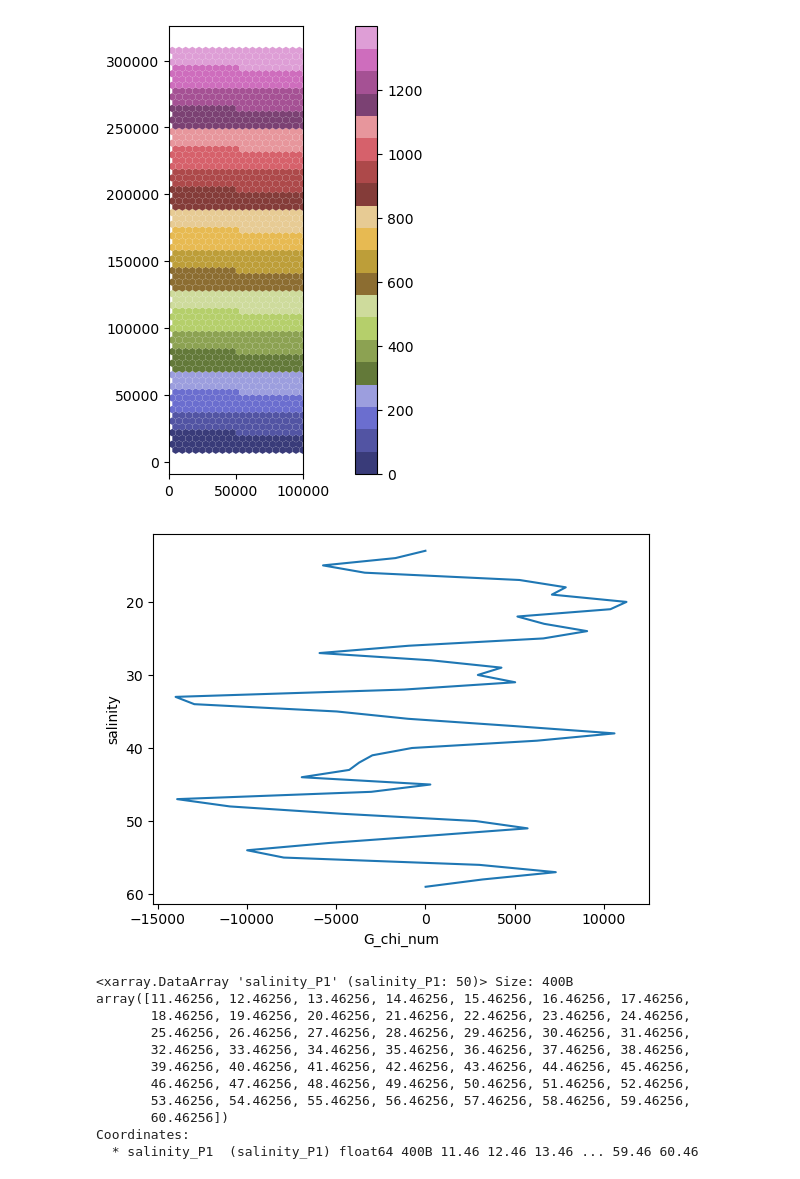
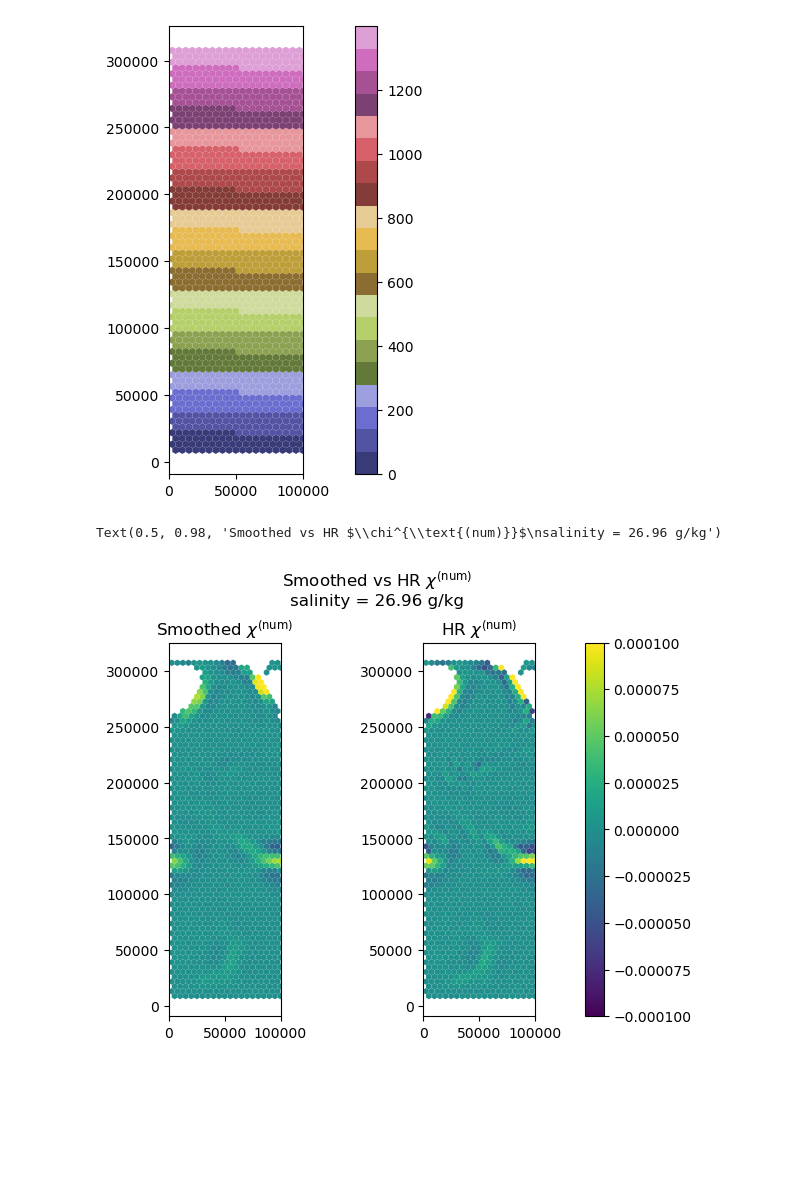
Before and after one commit to kailauyeda/WMT_DVD, a Jupyter notebook: bichan/analysis/spatial_smoothing.ipynb, the cells around one changed output. Drawn from its saved outputs; the diff is of its cells as text; code cells hidden in the pictures; blank space fills up the shorter version.

```diff
--- a/bichan/analysis/spatial_smoothing.ipynb
+++ b/bichan/analysis/spatial_smoothing.ipynb
@@ -83,7 +187,8 @@ ss_ds_output['salinity'] = ss_ds_output.salinity.bfill(dim= 'nVertLevels', limit
 
 ss_ds_output['salinity_P1'] = ss_ds_grid.interp(ss_ds_output.salinity, 'Z', padding = 'extend')
 
-mesh = xr.open_dataset(filepath + f'{sim_res}_channel_init.nc').assign_coords({'xr_idx': n_to_xr_idx(mesh.indexToCellID)})
+mesh = xr.open_dataset(filepath + f'{sim_res}_channel_init.nc')
+mesh = mesh.assign_coords({'xr_idx': n_to_xr_idx(mesh.indexToCellID)})
 descriptor = mosaic.Descriptor(mesh, use_latlon=False)
 
 time_idx = 500
@@ -267 +293,30 @@ while len(used_cells) < len(mesh.nCells):
+# %%
+# compare the smoothed vs unsmoothed plots
+# on salinity surfaces
+chi_num_salinity = grid.transform((avg_ds_output.chiSpurSaltBR08),
+                                   'Z',
+                                   target_coords_P1,
+                                   method = 'conservative',
+                                   target_data = avg_ds_output.salinity_P1)
+HR_chi = chi_num_salinity.to_dataset(name = 'chi_num_salinity').rename({'salinity_P1' : 'salinity'})
+
+# visualize the mesh
+fig,ax = plt.subplots(nrows=1, ncols =2, constrained_layout=True)
+salinity_idx = 15
+vmax_val = 1e-4
+vmin_val = -vmax_val
+
+a = mosaic.polypcolor(ax[0], descriptor, avg_chi.isel(Time=-1,salinity= salinity_idx),vmin= vmin_val, vmax = vmax_val)
+b = mosaic.polypcolor(ax[1], descriptor, HR_chi.chi_num_salinity.isel(Time=-1, salinity = salinity_idx),vmin= vmin_val, vmax = vmax_val)
+ax[0].set_aspect(1.0)
+ax[1].set_aspect(1.0)
+
+ax[0].set_title(r'Smoothed $\chi^{\text{(num)}}$')
+ax[1].set_title(r'HR $\chi^{\text{(num)}}$')
+
+fig.colorbar(a, ax=ax)
+fig.suptitle(r'Smoothed vs HR $\chi^{\text{(num)}}$' + '\n' + f'salinity = {np.round(avg_chi.salinity[salinity_idx].values, 2)} g/kg')
+# %% [output]
+Text(0.5, 0.98, 'Smoothed vs HR $\\chi^{\\text{(num)}}$\nsalinity = 26.96 g/kg')
+[figure, added]
 # %%
@@ -327,19 +394,0 @@ G_chi_mix_ds = G_chi_mix_ds.assign_coords({'salinity_P1' : salinity_P1_trimmed})
-# %%
-G_chi_mix_ds.G_chi_num.sum('nCells').mean(dim='Time').plot(y='salinity')
-plt.gca().invert_yaxis()
-# %% [output]
-[figure, removed]
-# %%
-cumulative_mixing.salinity_P1
-# %% [output]
-<xarray.DataArray 'salinity_P1' (salinity_P1: 50)> Size: 400B
-array([11.46256, 12.46256, 13.46256, 14.46256, 15.46256, 16.46256, 17.46256,
-       18.46256, 19.46256, 20.46256, 21.46256, 22.46256, 23.46256, 24.46256,
-       25.46256, 26.46256, 27.46256, 28.46256, 29.46256, 30.46256, 31.46256,
-       32.46256, 33.46256, 34.46256, 35.46256, 36.46256, 37.46256, 38.46256,
-       39.46256, 40.46256, 41.46256, 42.46256, 43.46256, 44.46256, 45.46256,
-       46.46256, 47.46256, 48.46256, 49.46256, 50.46256, 51.46256, 52.46256,
-       53.46256, 54.46256, 55.46256, 56.46256, 57.46256, 58.46256, 59.46256,
-       60.46256])
-Coordinates:
-  * salinity_P1  (salinity_P1) float64 400B 11.46 12.46 13.46 ... 59.46 60.46
```
Also changed, not shown: parts of 22 cells of this notebook, 1 other file.
